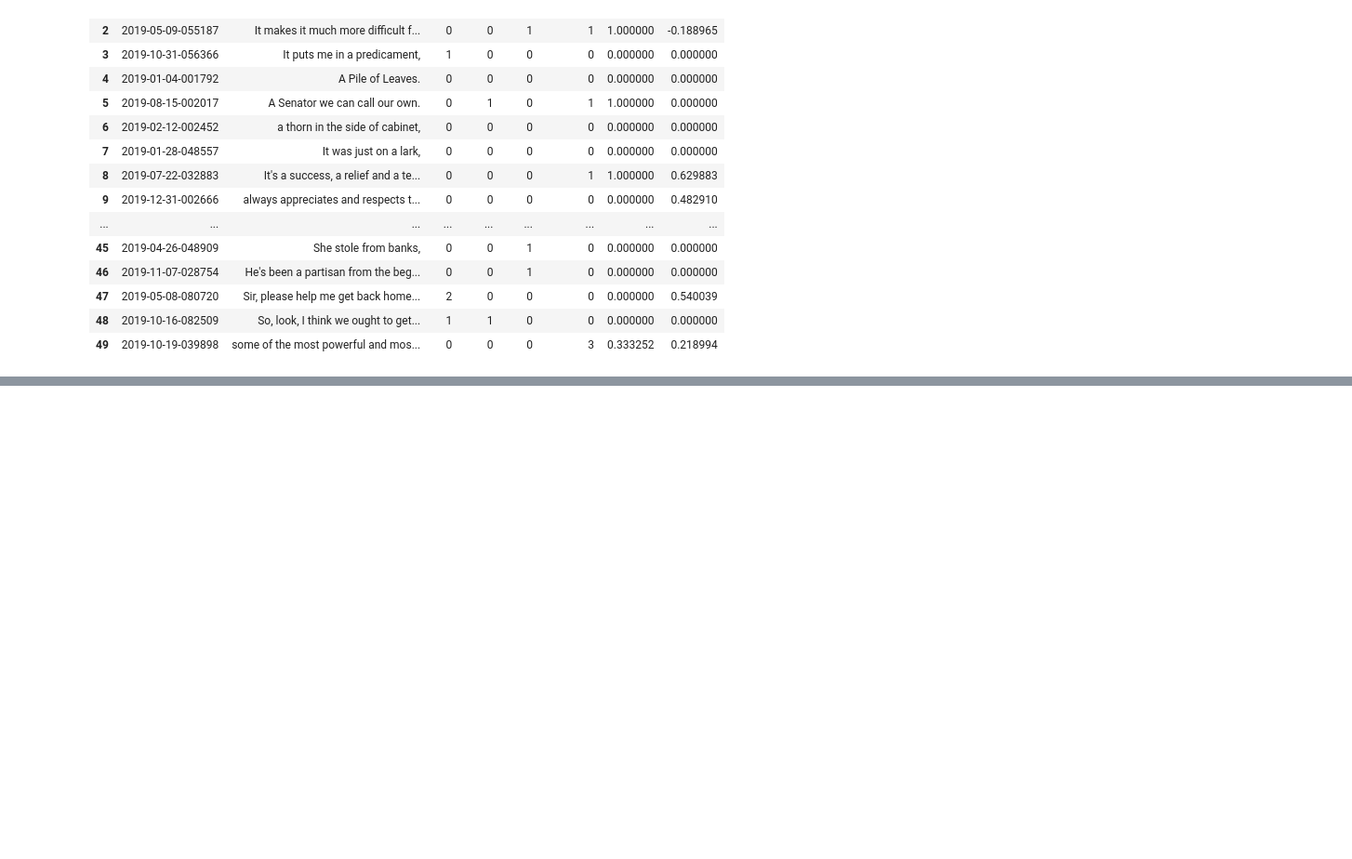
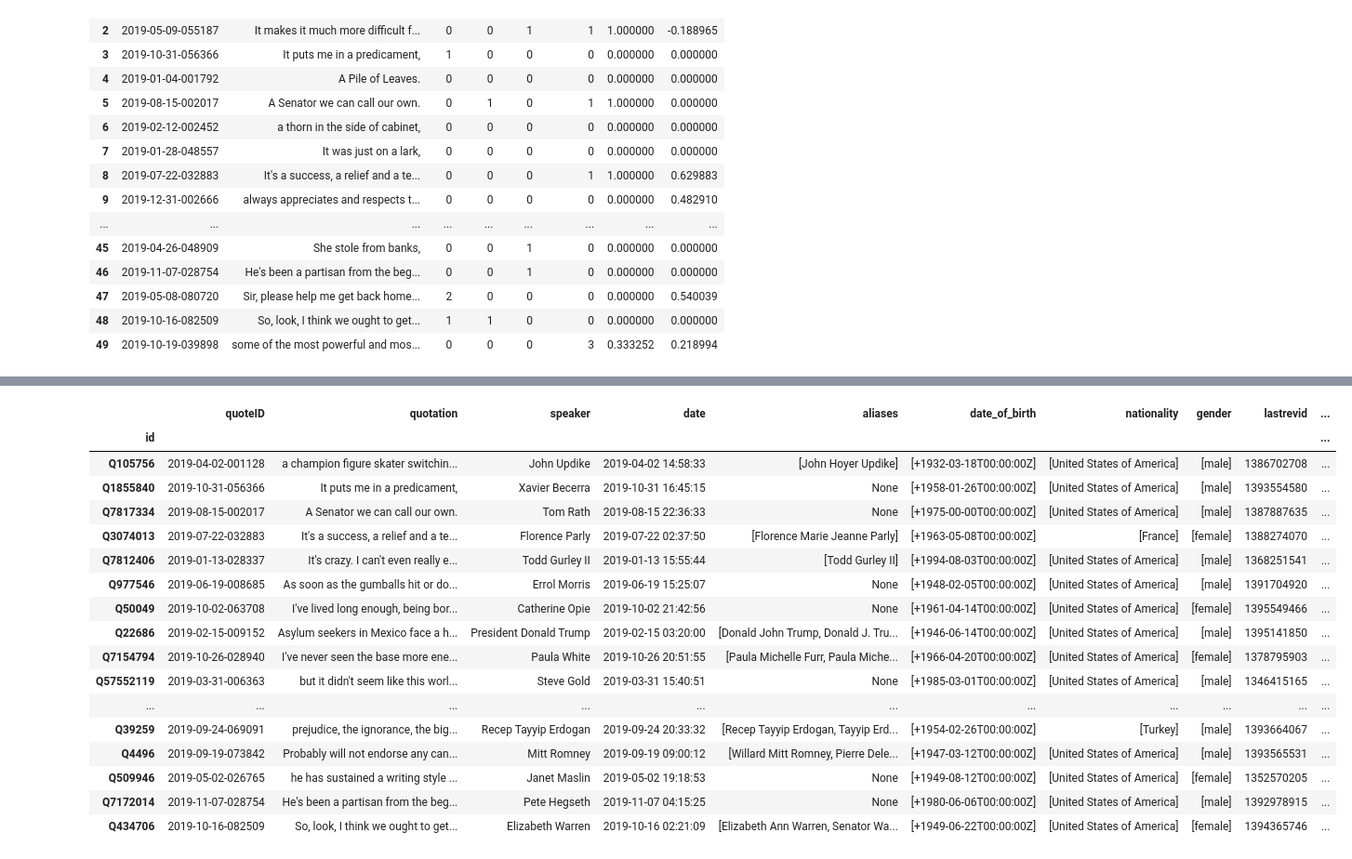
Before and after one commit to epfl-ada/ada-2021-project-r-o-c-k, a Jupyter notebook: exploring_quotes.ipynb, the cells around one changed output, grey strips where cells are left out. Shown at 93% size. Drawn from its saved outputs; the diff is of its cells as text; code cells hidden in the pictures; blank space fills up the shorter version.

Commit message:
Add qids correspondance

```diff
--- a/exploring_quotes.ipynb
+++ b/exploring_quotes.ipynb
@@ -150,0 +183,36 @@ new_df
+# %%
+#Load QID correspondance file and remove description column
+dflabels = pd.read_csv('wikidata_labels_descriptions_quotebank.csv.bz2', compression='bz2', index_col = 'QID')
+dflabels = dflabels.drop(['Description'], axis=1)
+# %%
+#Merge quotes file and speaker attributes file based on the unique qid of the speaker
+dfmerged_new = dfquotes.merge(dfattrib.set_index('id'), left_index=True, right_index=True)
+# %%
+for col in dfmerged_new.columns:
+    try:
+        dfmerged_new.loc[:, col] = dfmerged_new.loc[:, col].apply(lambda x: [dflabels.loc[nat].item() for nat in x] if x is not None else x)
+    except:
+        continue
+# %%
+dfmerged_new = dfmerged_new.drop(['numOccurrences', 'urls', 'probas', 'phase'], axis=1)
+# %%
+dfmerged_new
+# %% [output]
+|  | quoteID | quotation | speaker | date | aliases | date_of_birth | nationality | gender | lastrevid | ... |
+| id |  |  |  |  |  |  |  |  |  | ... |
+| Q105756 | 2019-04-02-001128 | a champion figure skater switchin... | John Updike | 2019-04-02 14:58:33 | [John Hoyer Updike] | [+1932-03-18T00:00:00Z] | [United States of America] | [male] | 1386702708 | ... |
+| Q1855840 | 2019-10-31-056366 | It puts me in a predicament, | Xavier Becerra | 2019-10-31 16:45:15 | None | [+1958-01-26T00:00:00Z] | [United States of America] | [male] | 1393554580 | ... |
+| Q7817334 | 2019-08-15-002017 | A Senator we can call our own. | Tom Rath | 2019-08-15 22:36:33 | None | [+1975-00-00T00:00:00Z] | [United States of America] | [male] | 1387887635 | ... |
+| Q3074013 | 2019-07-22-032883 | It's a success, a relief and a te... | Florence Parly | 2019-07-22 02:37:50 | [Florence Marie Jeanne Parly] | [+1963-05-08T00:00:00Z] | [France] | [female] | 1388274070 | ... |
+| Q7812406 | 2019-01-13-028337 | It's crazy. I can't even really e... | Todd Gurley II | 2019-01-13 15:55:44 | [Todd Gurley II] | [+1994-08-03T00:00:00Z] | [United States of America] | [male] | 1368251541 | ... |
+| Q977546 | 2019-06-19-008685 | As soon as the gumballs hit or do... | Errol Morris | 2019-06-19 15:25:07 | None | [+1948-02-05T00:00:00Z] | [United States of America] | [male] | 1391704920 | ... |
+| Q50049 | 2019-10-02-063708 | I've lived long enough, being bor... | Catherine Opie | 2019-10-02 21:42:56 | None | [+1961-04-14T00:00:00Z] | [United States of America] | [female] | 1395549466 | ... |
+| Q22686 | 2019-02-15-009152 | Asylum seekers in Mexico face a h... | President Donald Trump | 2019-02-15 03:20:00 | [Donald John Trump, Donald J. Tru... | [+1946-06-14T00:00:00Z] | [United States of America] | [male] | 1395141850 | ... |
+| Q7154794 | 2019-10-26-028940 | I've never seen the base more ene... | Paula White | 2019-10-26 20:51:55 | [Paula Michelle Furr, Paula Miche... | [+1966-04-20T00:00:00Z] | [United States of America] | [female] | 1378795903 | ... |
+| Q57552119 | 2019-03-31-006363 | but it didn't seem like this worl... | Steve Gold | 2019-03-31 15:40:51 | None | [+1985-03-01T00:00:00Z] | [United States of America] | [male] | 1346415165 | ... |
+| ... | ... | ... | ... | ... | ... | ... | ... | ... | ... | ... |
+| Q39259 | 2019-09-24-069091 | prejudice, the ignorance, the big... | Recep Tayyip Erdogan | 2019-09-24 20:33:32 | [Recep Tayyip Erdogan, Tayyip Erd... | [+1954-02-26T00:00:00Z] | [Turkey] | [male] | 1393664067 | ... |
+| Q4496 | 2019-09-19-073842 | Probably will not endorse any can... | Mitt Romney | 2019-09-19 09:00:12 | [Willard Mitt Romney, Pierre Dele... | [+1947-03-12T00:00:00Z] | [United States of America] | [male] | 1393565531 | ... |
+| Q509946 | 2019-05-02-026765 | he has sustained a writing style ... | Janet Maslin | 2019-05-02 19:18:53 | None | [+1949-08-12T00:00:00Z] | [United States of America] | [female] | 1352570205 | ... |
+| Q7172014 | 2019-11-07-028754 | He's been a partisan from the beg... | Pete Hegseth | 2019-11-07 04:15:25 | None | [+1980-06-06T00:00:00Z] | [United States of America] | [male] | 1392978915 | ... |
+| Q434706 | 2019-10-16-082509 | So, look, I think we ought to get... | Elizabeth Warren | 2019-10-16 02:21:09 | [Elizabeth Ann Warren, Senator Wa... | [+1949-06-22T00:00:00Z] | [United States of America] | [female] | 1394365746 | ... |
```
Also changed, not shown: parts of 6 cells of this notebook, 36 other files.
